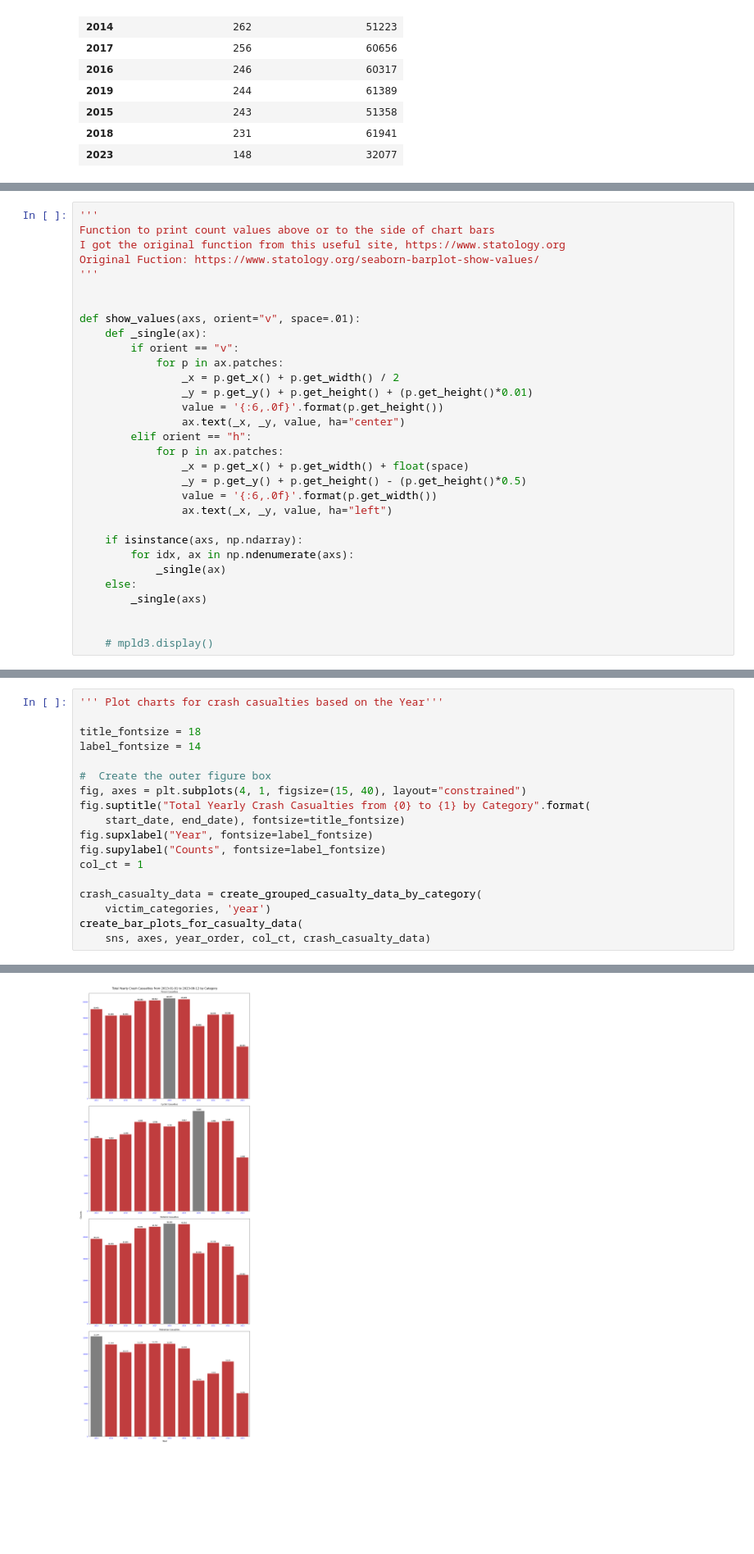
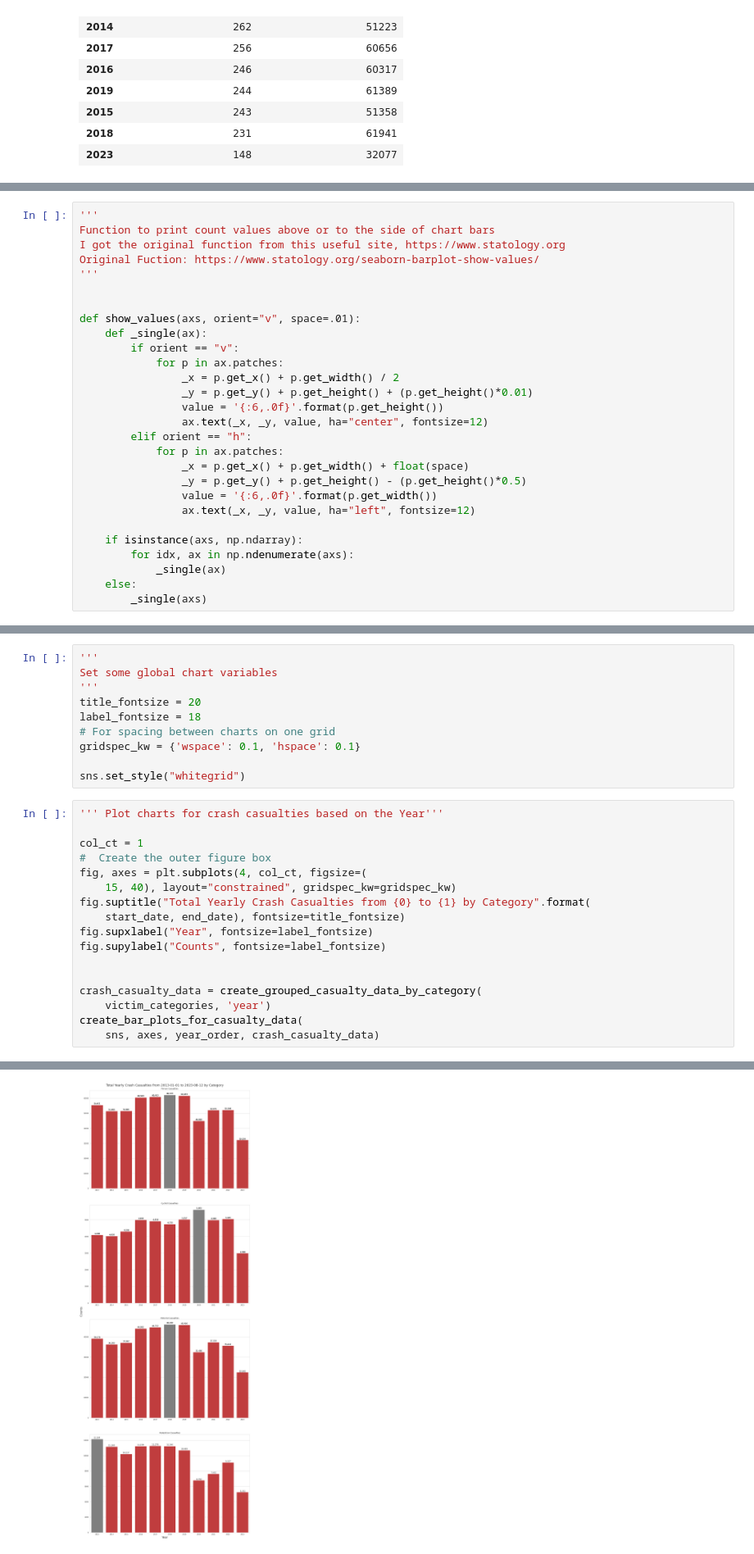
Before and after one commit to aibistin/crash_stats, a Jupyter notebook: crash_time_period_stats.ipynb, the cells around one changed output, grey strips where cells are left out. Shown at 82% size. Drawn from its saved outputs; the diff is of its cells as text; blank space fills up the shorter version.

```diff
--- a/crash_time_period_stats.ipynb
+++ b/crash_time_period_stats.ipynb
@@ -531,22 +530,19 @@ def show_values(axs, orient="v", space=.01):
                 _x = p.get_x() + p.get_width() / 2
                 _y = p.get_y() + p.get_height() + (p.get_height()*0.01)
                 value = '{:6,.0f}'.format(p.get_height())
-                ax.text(_x, _y, value, ha="center")
+                ax.text(_x, _y, value, ha="center", fontsize=12)
         elif orient == "h":
             for p in ax.patches:
                 _x = p.get_x() + p.get_width() + float(space)
                 _y = p.get_y() + p.get_height() - (p.get_height()*0.5)
                 value = '{:6,.0f}'.format(p.get_width())
-                ax.text(_x, _y, value, ha="left")
+                ax.text(_x, _y, value, ha="left", fontsize=12)
 
     if isinstance(axs, np.ndarray):
         for idx, ax in np.ndenumerate(axs):
             _single(ax)
     else:
         _single(axs)
-
-
-    # mpld3.display()
 # %%
 '''
 Helper functions for creating multiple charts based on Grouped statistics
@@ -671,19 +607,28 @@ def create_bar_plots_for_victim_data(sns, axes, order_list, col_ct, crash_victim
+# %%
+'''
+Set some global chart variables
+'''
+title_fontsize = 20
+label_fontsize = 18
+# For spacing between charts on one grid
+gridspec_kw = {'wspace': 0.1, 'hspace': 0.1}
+
+sns.set_style("whitegrid")
 # %%
 ''' Plot charts for crash casualties based on the Year'''
 
-title_fontsize = 18
-label_fontsize = 14
-
+col_ct = 1
 #  Create the outer figure box
-fig, axes = plt.subplots(4, 1, figsize=(15, 40), layout="constrained")
+fig, axes = plt.subplots(4, col_ct, figsize=(
+    15, 40), layout="constrained", gridspec_kw=gridspec_kw)
 fig.suptitle("Total Yearly Crash Casualties from {0} to {1} by Category".format(
     start_date, end_date), fontsize=title_fontsize)
 fig.supxlabel("Year", fontsize=label_fontsize)
 fig.supylabel("Counts", fontsize=label_fontsize)
-col_ct = 1
+
 
 crash_casualty_data = create_grouped_casualty_data_by_category(
     victim_categories, 'year')
 create_bar_plots_for_casualty_data(
-    sns, axes, year_order, col_ct, crash_casualty_data)
+    sns, axes, year_order, crash_casualty_data)
 # %% [output]
@@ -691 +635 @@ create_bar_plots_for_casualty_data(
-[figure, old version]
+[figure, new version]
```
Also changed, not shown: parts of 17 cells of this notebook, 24 other files.
